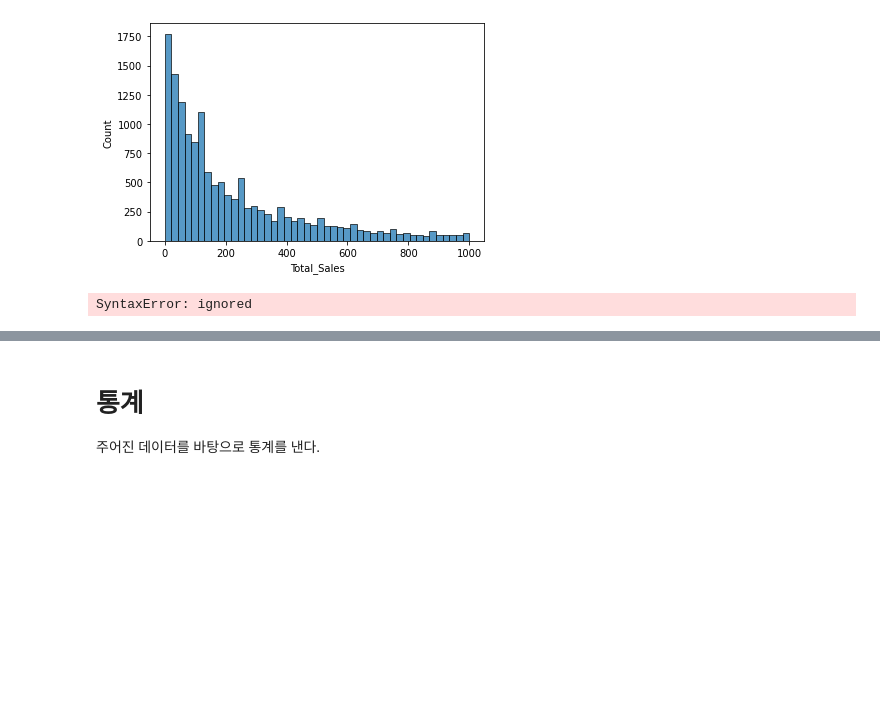
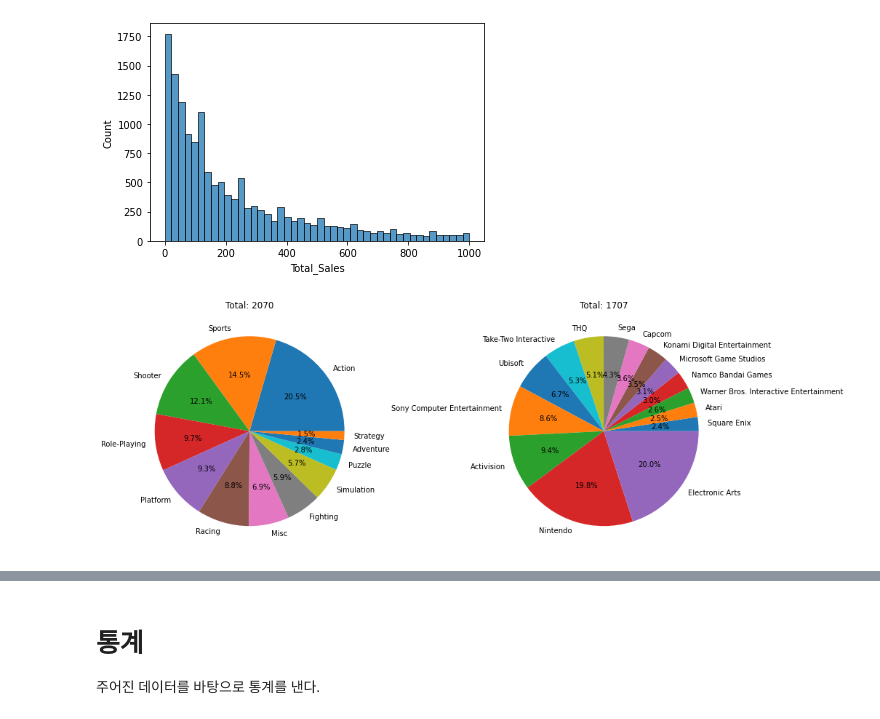
Before and after one commit to e080hsm/Section1_Project, a Jupyter notebook: ai14_n1xx_우성호.ipynb, the cells around one changed output, grey strips where cells are left out. Drawn from its saved outputs; the diff is of its cells as text; code cells hidden in the pictures; blank space fills up the shorter version.

```diff
--- a/ai14_n1xx_우성호.ipynb
+++ b/ai14_n1xx_우성호.ipynb
@@ -330,14 +330,15 @@ plt.show()
 # %%
 #df[df.Total_Sales >=1000]
 plt.figure(figsize=[16,6])
 plt.subplot(1, 2, 1)
 df_1 = df[df.Total_Sales >=1000].groupby('Genre')['Total_Sales'].count().reset_index().sort_values('Total_Sales',ascending= False)
 plt.pie(data= df_1, x= 'Total_Sales', labels='Genre', autopct='%.1f%%')
 plt.title(f'Total: {np.sum(df_1.Total_Sales)}')
 plt.subplot(1, 2, 2)
 df_2 = df[df.Total_Sales >=1000].groupby('Publisher')['Total_Sales'].count().reset_index()
-plt.pie(data= df_2.sort_values('Total_Sales').tail(10), x= 'Total_Sales', labels='Publisher', autopct='%.1f%%')
-plt.title(f'Total: {np.sum(df_2.tail(10).Total_Sales)}')
+plt.pie(data= df_2.sort_values('Total_Sales').tail(15), x= 'Total_Sales', labels='Publisher', autopct='%.1f%%')
+df_2_1=df_2.sort_values('Total_Sales')
+plt.title(f'Total: {np.sum(df_2_1.tail(15).Total_Sales)}')
 plt.show()
 # %% [output]
-SyntaxError: ignored
+[figure, added]
```
Also changed, not shown: parts of 4 cells of this notebook.
